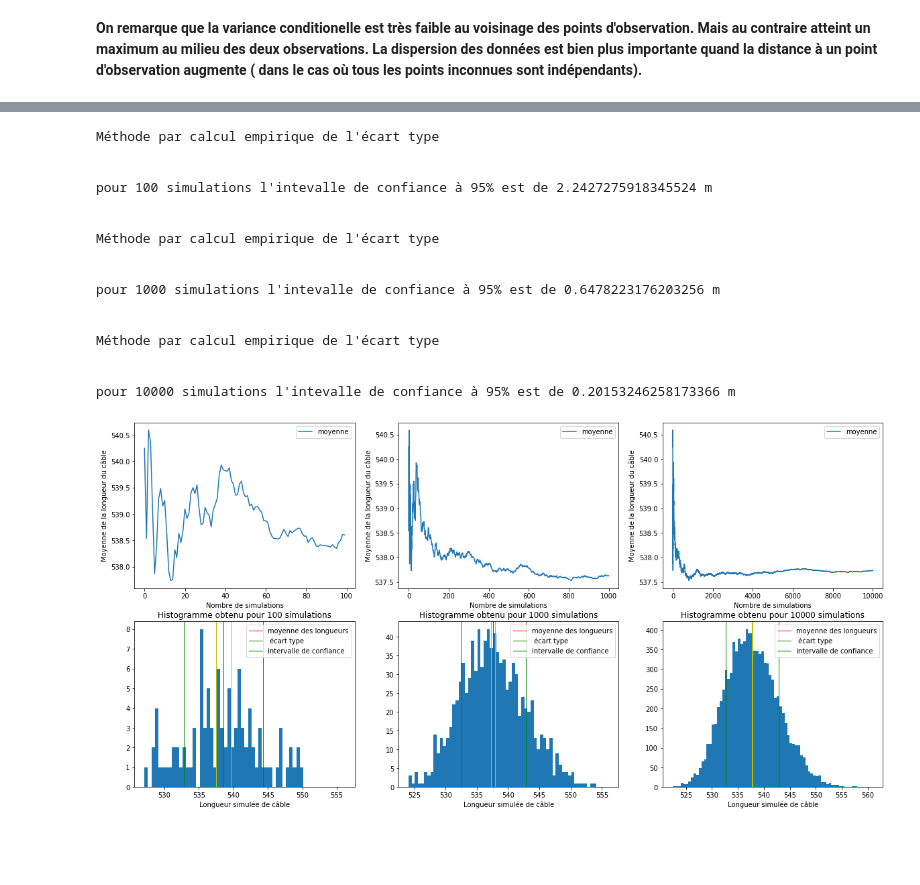
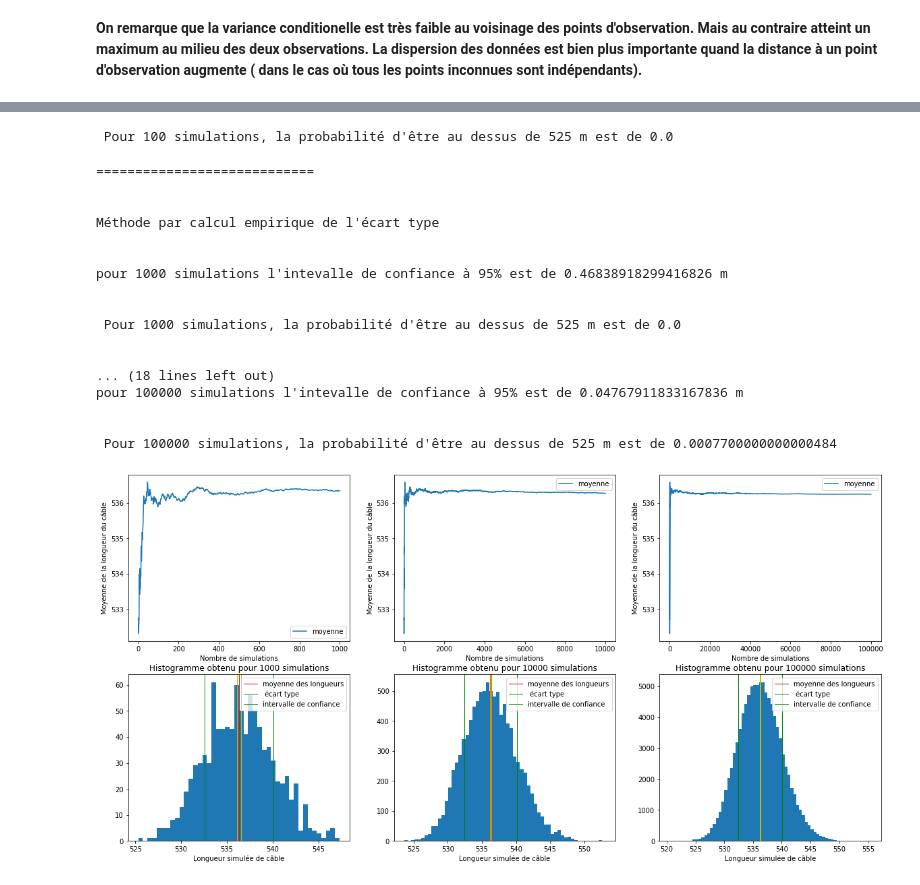
Before and after one commit to Gasp141/ProjetMaths3, a Jupyter notebook: ProjMaths3_bis.ipynb, the cells around one changed output, grey strips where cells are left out. Cells and saved outputs as stored; diff of their text form; code cells hidden in the pictures; blank space fills up the shorter version.

```diff
--- a/ProjMaths3_bis.ipynb
+++ b/ProjMaths3_bis.ipynb
@@ -165,10 +165,10 @@ def builder(depth,observation_indexes, Z , N):
 
     for i in range (N):
         if i in observation_indexes :
-            last, depth = depth[-1], depth[:-1]
+            last, depth = depth[0], depth[1:]
             prof.append(last)
         else :
-            last, Z = Z[-1], Z[:-1]
+            last, Z = Z[0], Z[1:]
             prof.append(last)
     return prof
 # %%
@@ -185,8 +185,8 @@ plt.legend()
 [figure]
 # %%
 # 6. Calcul matrice de covariance conditionnelle / Affichage variance Conditionnelle
-cov_cond = -(covar_unk_unk - covar_obs_unk.transpose()@np.linalg.inv(covar_obs_obs) @ covar_obs_unk)
-var_cond=np.array([ cov_cond[i,i] for i in range (len(cov_cond))])
+cov_cond = covar_unk_unk - covar_obs_unk@np.linalg.inv(covar_obs_obs) @ covar_obs_unk.transpose()
+var_cond=np.array([cov_cond[i,i] for i in range (len(cov_cond))])
 
 
 
@@ -207,8 +207,8 @@ plt.legend()
 **On remarque que la variance conditionelle est très faible au voisinage des points d'observation. Mais au contraire atteint un maximum au milieu des deux observations. La dispersion des données est bien plus importante quand la distance à un point d'observation augmente ( dans le cas où tous les points inconnues sont indépendants).**
 # %%
 # 7. Simulation conditionelle
-L = np.linalg.cholesky(cov_cond)
-L = L.transpose()
+L = np.linalg.cholesky(cov_cond) # L est ainsi traingulaire inférieure
+
 
 def simul( L):
     f= lambda u,v : np.sqrt(-2*np.log(u))*np.cos(2*np.pi*v)
@@ -337,2 +345,17 @@ pipo pipo
+# %%
+# 13. fonction de répartition expérimentale
+
+simuls =np.array(longueur_simulée(100)[0])
+def F_repart(level, simuls):
+    S = 0
+    for i in simuls:
+        if i >level :
+            S+=1
+    print('\n')
+    print(f" Pour {len(simuls)} simulations, la probabilité d'être au dessus de 525 m est de {1 - S/len(simuls)}")
+    print('\n')
+F_repart(525,simuls)
+# %% [output]
+ Pour 100 simulations, la probabilité d'être au dessus de 525 m est de 0.0
 # %%
 # 14. reprendre avec 1000, 10000, 100000
@@ -346,25 +369,27 @@ list=[L1, L2, L3]
 # %%
 fig, axess = plt.subplots(2, 3, figsize = (20,10))
 
 for i in range(3) :
     dessin_Mn(list[i], axess[0, i])
     histogramme(list[i], axess[1, i])
     trace_info(list[i], axess[1,i])
+    F_repart(525,list[i])
 # %% [output]
-Méthode par calcul empirique de l'écart type
-
-
-pour 100 simulations l'intevalle de confiance à 95% est de 2.2427275918345524 m
+============================
 
 
 Méthode par calcul empirique de l'écart type
 
 
-pour 1000 simulations l'intevalle de confiance à 95% est de 0.6478223176203256 m
+pour 1000 simulations l'intevalle de confiance à 95% est de 0.46838918299416826 m
 
 
-Méthode par calcul empirique de l'écart type
+ Pour 1000 simulations, la probabilité d'être au dessus de 525 m est de 0.0
 
 
-pour 10000 simulations l'intevalle de confiance à 95% est de 0.20153246258173366 m
+... (18 lines left out)
+pour 100000 simulations l'intevalle de confiance à 95% est de 0.04767911833167836 m
+
+
+ Pour 100000 simulations, la probabilité d'être au dessus de 525 m est de 0.0007700000000000484
-[figure, old version]
+[figure, new version]
```
Also changed, not shown: parts of 12 cells of this notebook.
